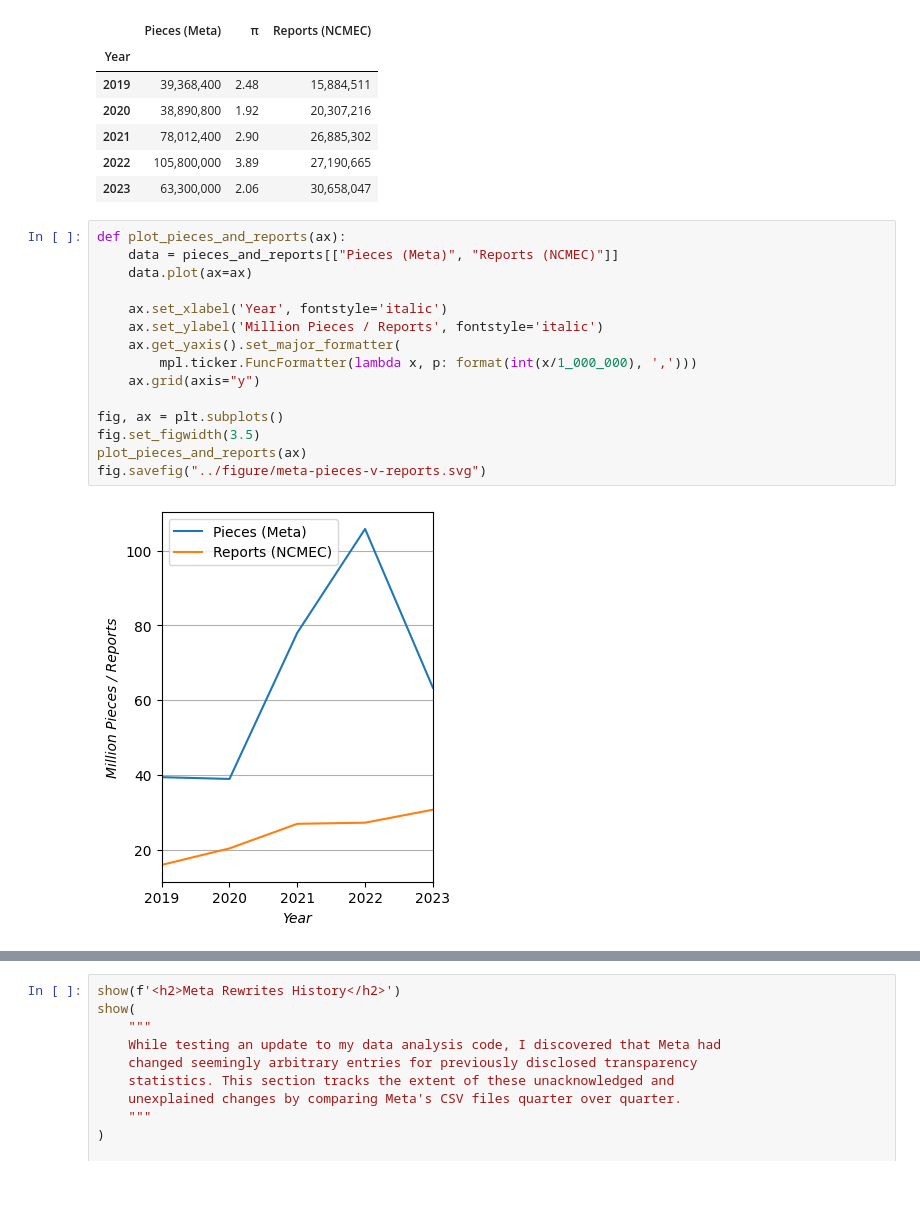
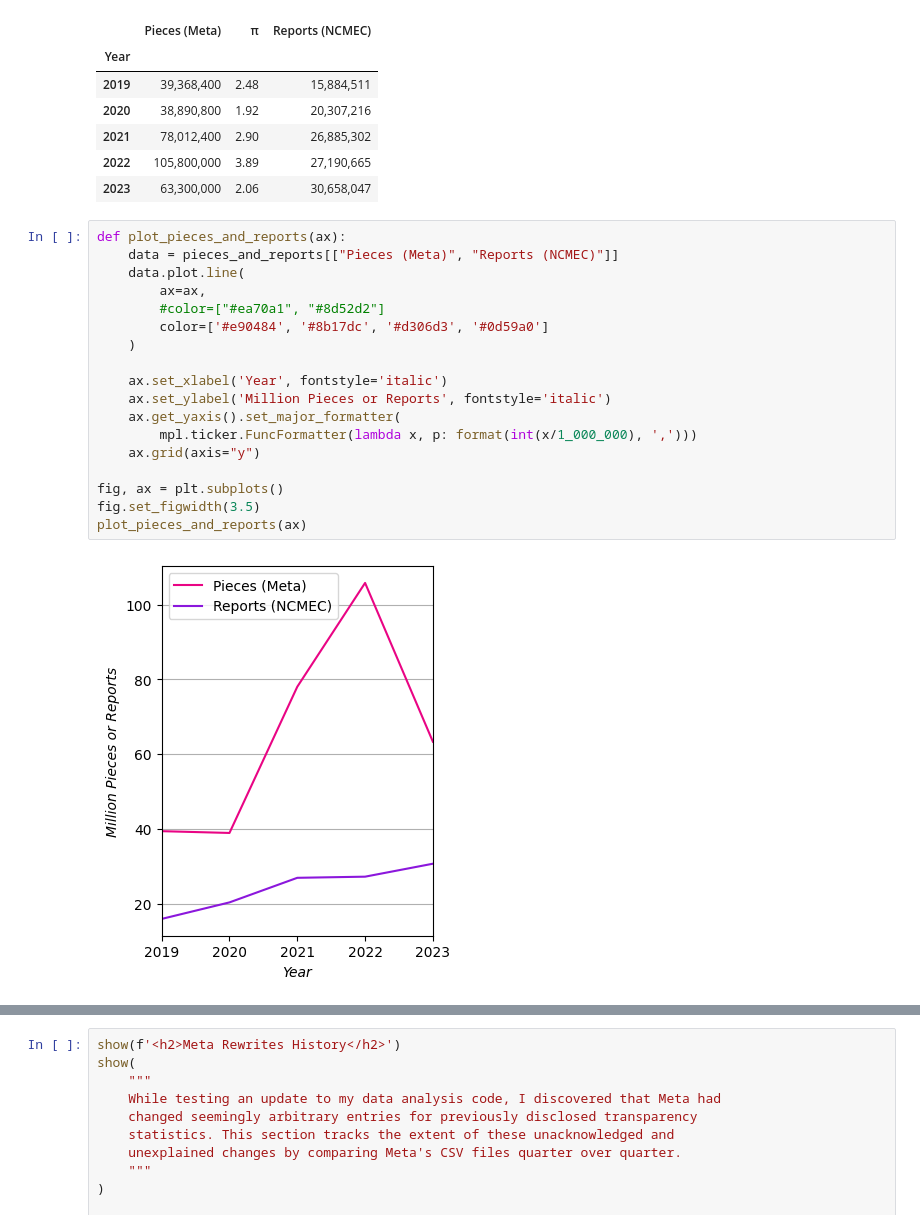
Before and after one commit to apparebit/diaphanous, a Jupyter notebook: analysis/meta.ipynb, the cells around one changed output, grey strips where cells are left out. Saved outputs shown, nothing was run; the diff lists cells and outputs as text; blank space fills up the shorter version.

```diff
--- a/analysis/meta.ipynb
+++ b/analysis/meta.ipynb
@@ -203,18 +201,21 @@ Pieces vs Reports
 # %%
 def plot_pieces_and_reports(ax):
     data = pieces_and_reports[["Pieces (Meta)", "Reports (NCMEC)"]]
-    data.plot(ax=ax)
+    data.plot.line(
+        ax=ax,
+        #color=["#ea70a1", "#8d52d2"]
+        color=['#e90484', '#8b17dc', '#d306d3', '#0d59a0']
+    )
 
     ax.set_xlabel('Year', fontstyle='italic')
-    ax.set_ylabel('Million Pieces / Reports', fontstyle='italic')
+    ax.set_ylabel('Million Pieces or Reports', fontstyle='italic')
     ax.get_yaxis().set_major_formatter(
         mpl.ticker.FuncFormatter(lambda x, p: format(int(x/1_000_000), ',')))
     ax.grid(axis="y")
 
 fig, ax = plt.subplots()
 fig.set_figwidth(3.5)
 plot_pieces_and_reports(ax)
-fig.savefig("../figure/meta-pieces-v-reports.svg")
 # %% [output]
-[figure, old version]
+[figure, new version]
 # %%
```
Also changed, not shown: parts of 2 cells of this notebook, 22 other files.
